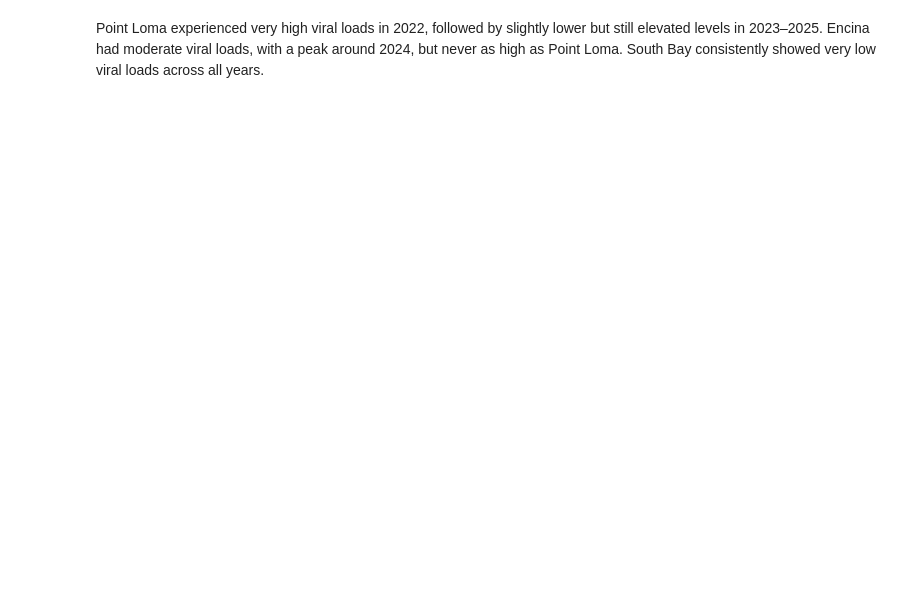
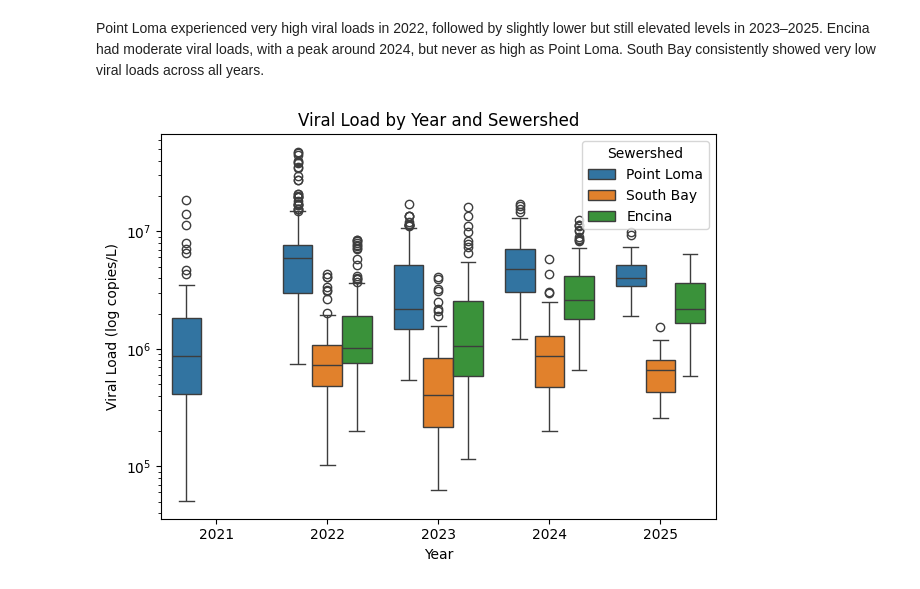
Before and after one commit to elizabethmurphy24/SRTI, a Jupyter notebook: plots.ipynb, the cells around one changed output. Drawn from its saved outputs; the diff is of its cells as text; code cells hidden in the pictures; blank space fills up the shorter version.

```diff
--- a/plots.ipynb
+++ b/plots.ipynb
@@ -104,2 +103,12 @@ plt.show()
 # %% [markdown]
 Point Loma experienced very high viral loads in 2022, followed by slightly lower but still elevated levels in 2023–2025. Encina had moderate viral loads, with a peak around 2024, but never as high as Point Loma. South Bay consistently showed very low viral loads across all years.
+# %%
+# Boxplot by Year and Sewershed
+sns.boxplot(data=data, x='Year', y='Mean viral gene copies/L', hue='Sewershed')
+plt.title('Viral Load by Year and Sewershed')
+plt.yscale('log')
+plt.ylabel('Viral Load (log copies/L)')
+plt.tight_layout()
+plt.show()
+# %% [output]
+[figure, added]
```
Also changed, not shown: parts of 3 cells of this notebook.
